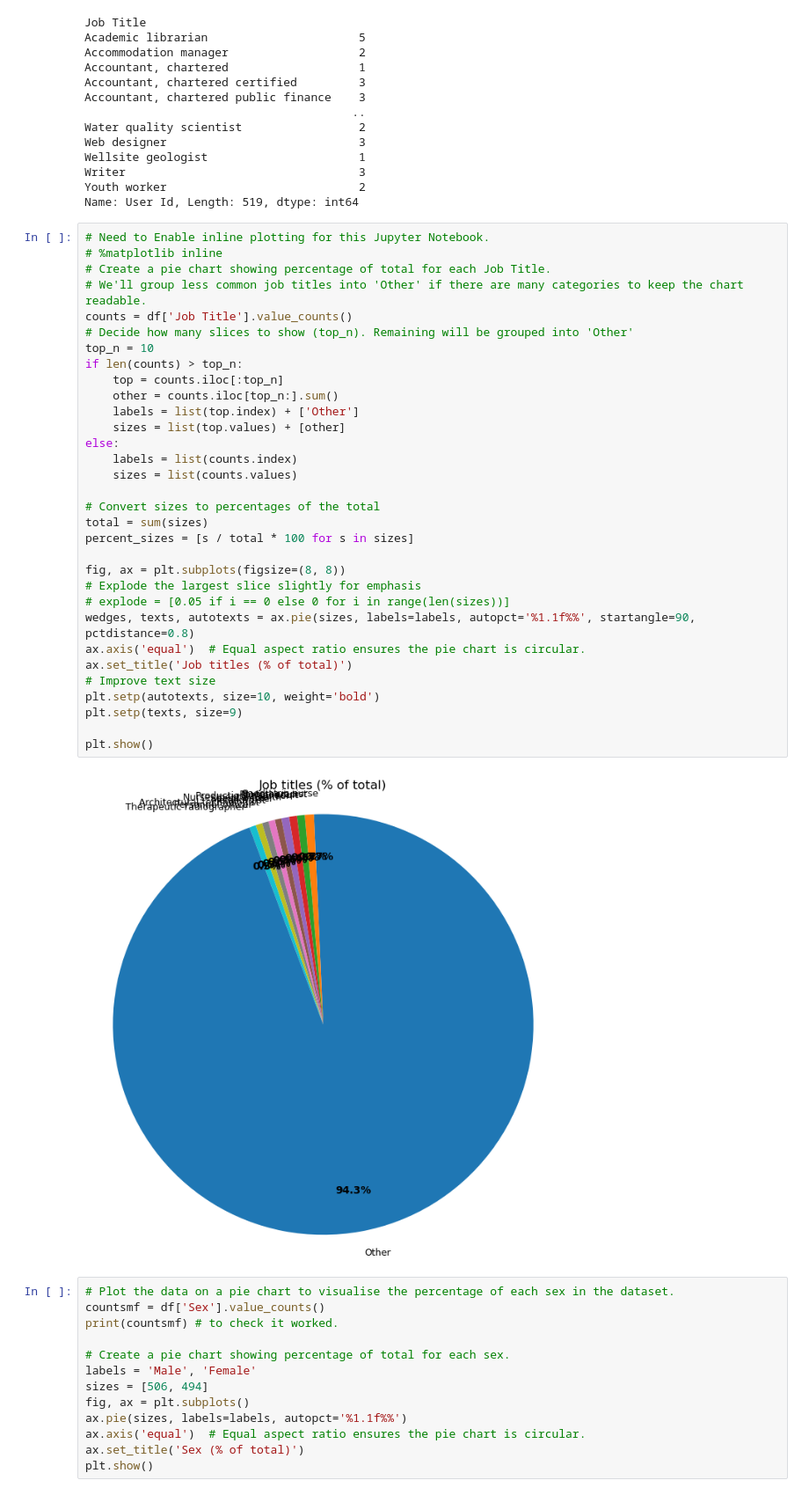
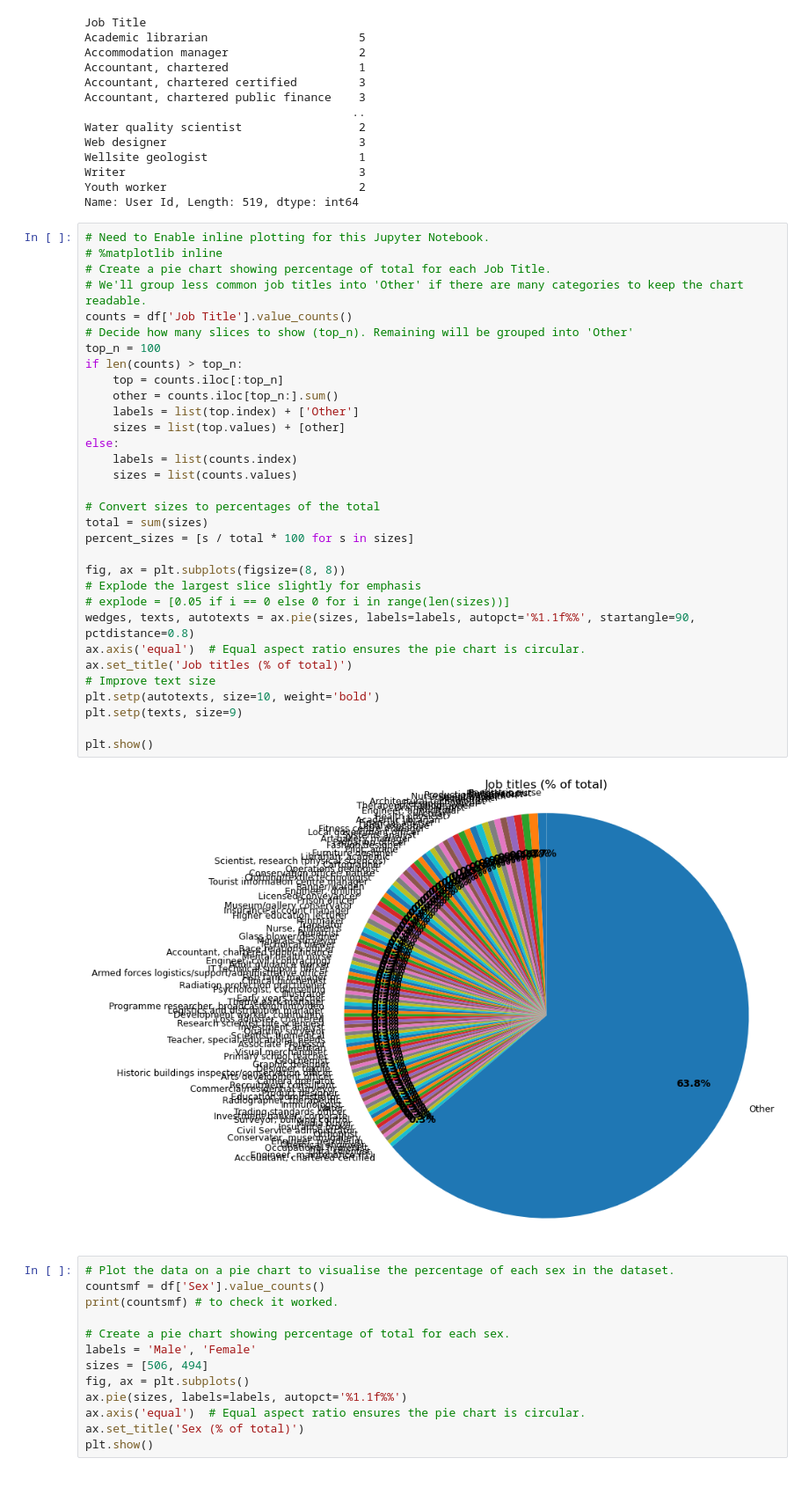
Before and after one commit to KaiiMenai/programming-for-data-analytics, a Jupyter notebook: pfda-assignments/assignment03-pie.ipynb, the cells around one changed output. Shown at 88% size. Cells and saved outputs as stored; diff of their text form.

```diff
--- a/pfda-assignments/assignment03-pie.ipynb
+++ b/pfda-assignments/assignment03-pie.ipynb
@@ -103,35 +103,35 @@ Name: User Id, Length: 519, dtype: int64
 # %matplotlib inline
 # Create a pie chart showing percentage of total for each Job Title.
 # We'll group less common job titles into 'Other' if there are many categories to keep the chart readable.
 counts = df['Job Title'].value_counts()
 # Decide how many slices to show (top_n). Remaining will be grouped into 'Other'
-top_n = 10
+top_n = 100
 if len(counts) > top_n:
     top = counts.iloc[:top_n]
     other = counts.iloc[top_n:].sum()
     labels = list(top.index) + ['Other']
     sizes = list(top.values) + [other]
 else:
     labels = list(counts.index)
     sizes = list(counts.values)
 
 # Convert sizes to percentages of the total
 total = sum(sizes)
 percent_sizes = [s / total * 100 for s in sizes]
 
 fig, ax = plt.subplots(figsize=(8, 8))
 # Explode the largest slice slightly for emphasis
 # explode = [0.05 if i == 0 else 0 for i in range(len(sizes))]
 wedges, texts, autotexts = ax.pie(sizes, labels=labels, autopct='%1.1f%%', startangle=90, pctdistance=0.8)
 ax.axis('equal')  # Equal aspect ratio ensures the pie chart is circular.
 ax.set_title('Job titles (% of total)')
 # Improve text size
 plt.setp(autotexts, size=10, weight='bold')
 plt.setp(texts, size=9)
 
 plt.show()
 # %% [output]
-[figure, old version]
+[figure, new version]
 # %%
 # Plot the data on a pie chart to visualise the percentage of each sex in the dataset.
 countsmf = df['Sex'].value_counts()
```
Also changed, not shown: parts of 6 cells of this notebook.
